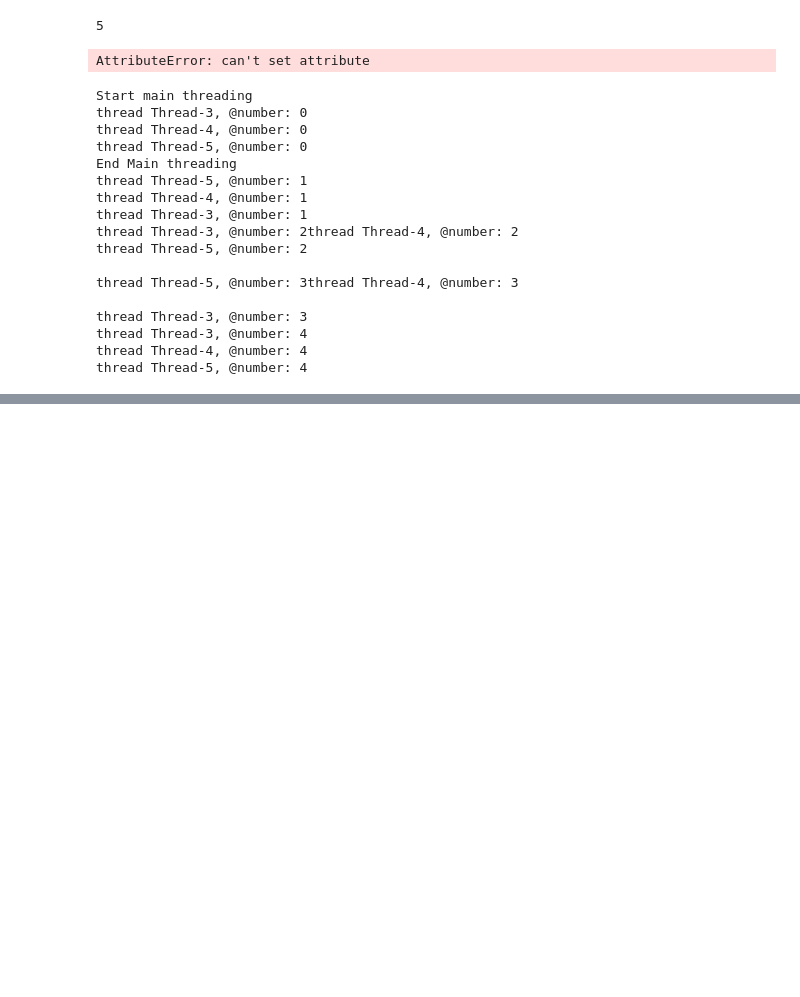
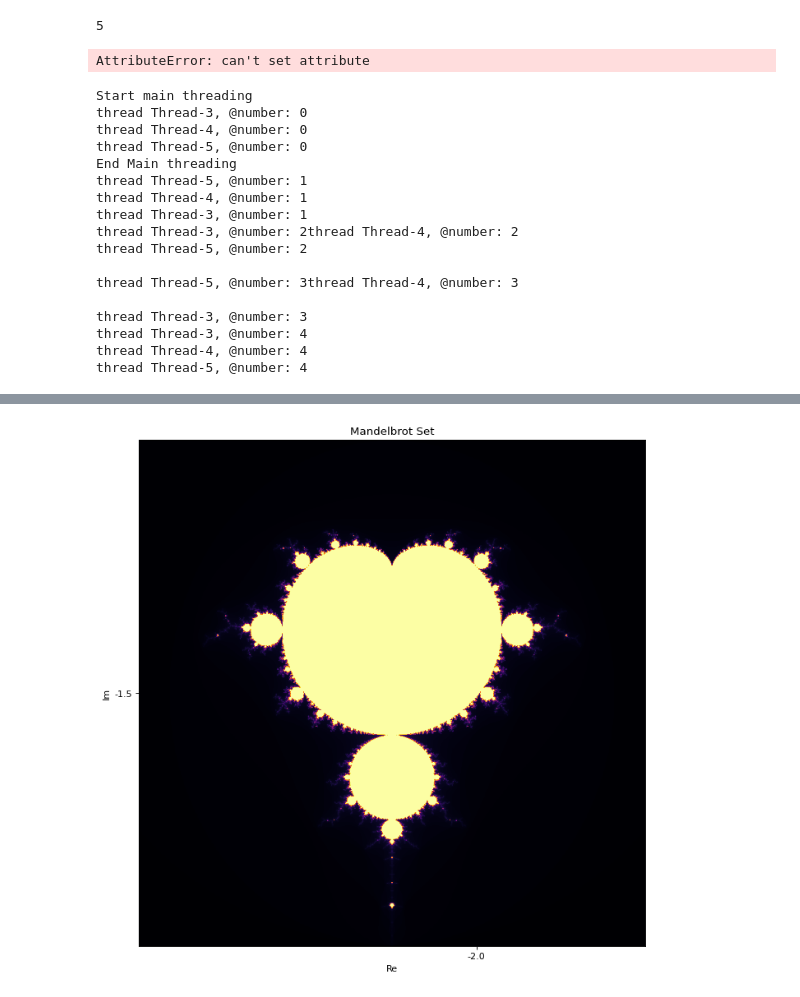
Before and after one commit to chencyan21/ana_program, a Jupyter notebook: test.ipynb, the cells around one changed output, grey strips where cells are left out. Drawn from its saved outputs; the diff is of its cells as text; code cells hidden in the pictures; blank space fills up the shorter version.

```diff
--- a/test.ipynb
+++ b/test.ipynb
@@ -80,0 +241,20 @@ thread Thread-5, @number: 4
+# %%
+from multiprocessing import Pool
+import os, time, random
+
+def long_time_task(name):
+    print('Run task %s (%s)...' % (name, os.getpid()))
+    start = time.time()
+    time.sleep(random.random() * 3)
+    end = time.time()
+    print('Task %s runs %0.2f seconds.' % (name, (end - start)))
+
+if __name__=='__main__':
+    print('Parent process %s.' % os.getpid())
+    p = Pool(4)
+    for i in range(5):
+        p.apply_async(long_time_task, args=(i,))
+    print('Waiting for all subprocesses done...')
+    p.close()
+    p.join()
+    print('All subprocesses done.')
@@ -80,0 +359,38 @@ thread Thread-5, @number: 4
+# %%
+import numpy as np
+import matplotlib.pyplot as plt
+
+def mandelbrot(c, max_iter):
+    z = 0
+    n = 0
+    while abs(z) <= 2 and n < max_iter:
+        z = z * z + c
+        n += 1
+    return n
+
+def mandelbrot_set(xmin, xmax, ymin, ymax, width, height, max_iter):
+    r1 = np.linspace(xmin, xmax, width)
+    r2 = np.linspace(ymin, ymax, height)
+    return (r1, r2, np.array([[mandelbrot(complex(r, i), max_iter) for r in r1] for i in r2]))
+
+def plot_mandelbrot(xmin, xmax, ymin, ymax, width=10, height=10, max_iter=256, cmap='twilight'):
+    dpi = 80
+    img_width = dpi * width
+    img_height = dpi * height
+    x, y, z = mandelbrot_set(xmin, xmax, ymin, ymax, img_width, img_height, max_iter)
+
+    plt.figure(figsize=(width, height), dpi=dpi)
+    ticks = np.arange(0, img_width, 3 * dpi)
+    x_ticks = xmin + (xmax - xmin) * ticks / img_width
+    plt.xticks(ticks, x_ticks)
+    y_ticks = ymin + (ymax - ymin) * ticks / img_height
+    plt.yticks(ticks, y_ticks)
+    plt.xlabel("Re")
+    plt.ylabel("Im")
+    plt.title("Mandelbrot Set")
+    plt.imshow(z.T, origin='lower', cmap=cmap, extent=[xmin, xmax, ymin, ymax])
+    plt.show()
+
+plot_mandelbrot(-2.0, 1.0, -1.5, 1.5, cmap='inferno')
+# %% [output]
+[figure, added]
```
Also changed, not shown: parts of 9 cells of this notebook.
